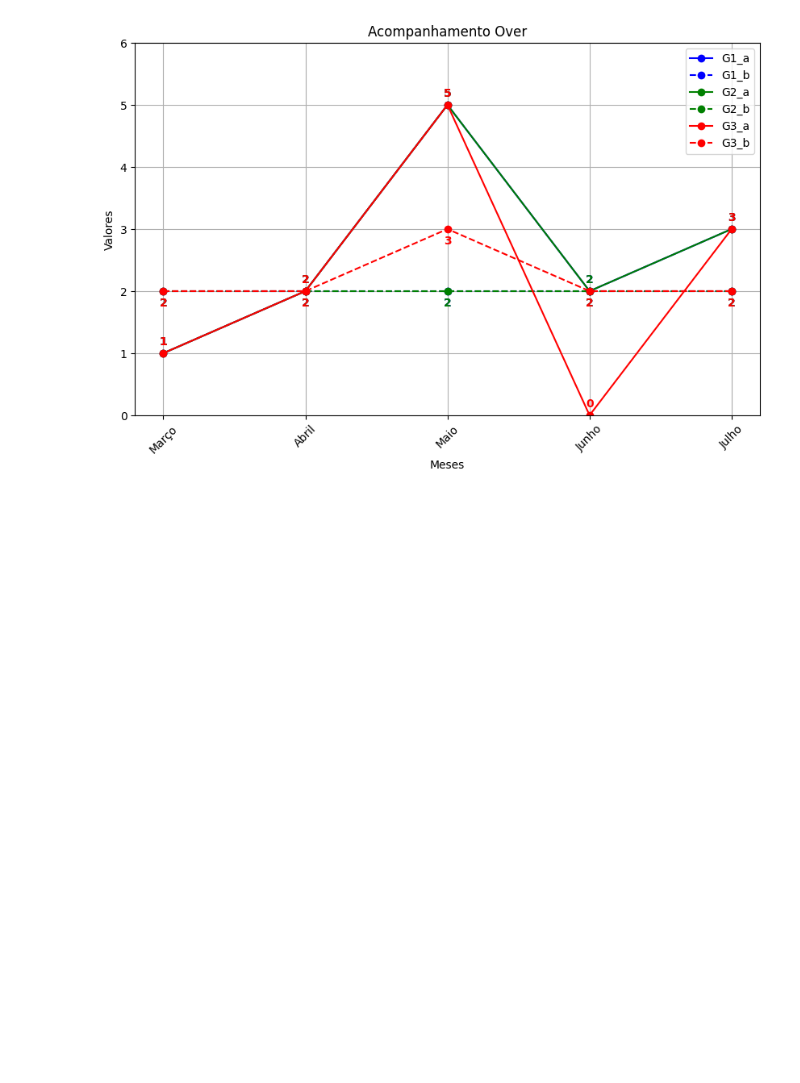
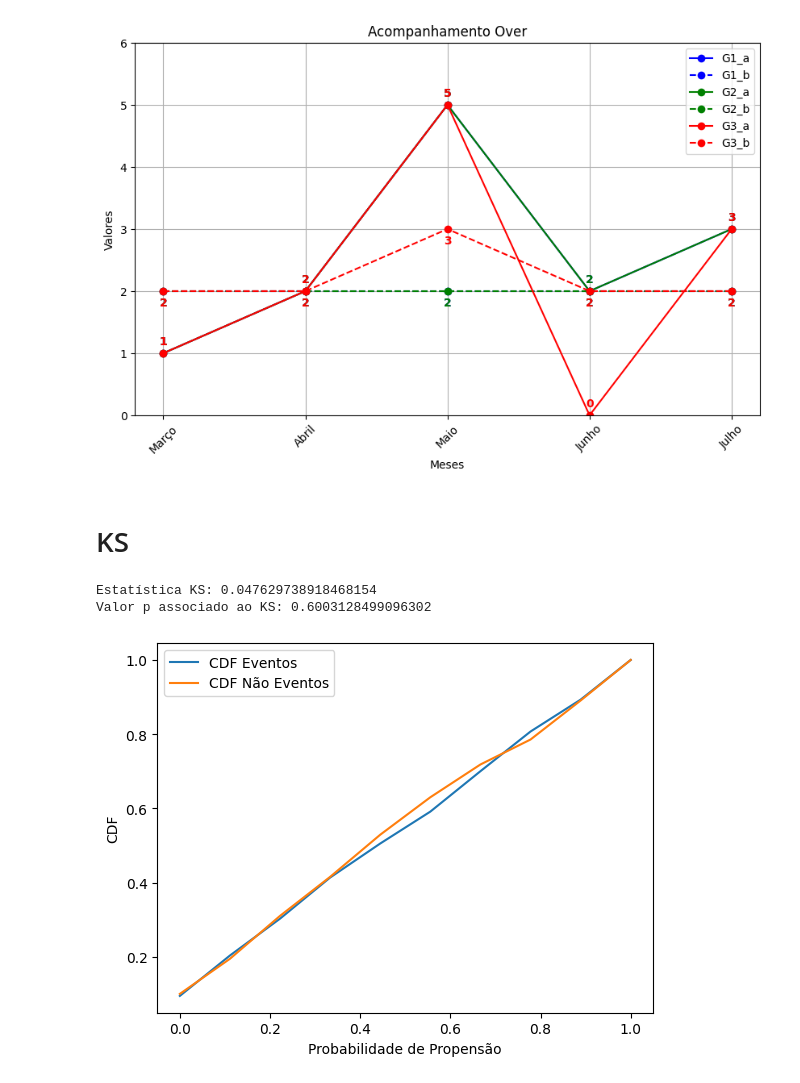
Before and after one commit to LeandroCoelhos/estudos_datascience, a Jupyter notebook: Limpeza_dataset.ipynb, the cells around one changed output. Saved outputs shown, nothing was run; the diff lists cells and outputs as text; code cells hidden in the pictures; blank space fills up the shorter version.

```diff
--- a/Limpeza_dataset.ipynb
+++ b/Limpeza_dataset.ipynb
@@ -790,3 +790,52 @@ plt.grid(True)
 plt.show()
 # %% [output]
 [figure]
+# %% [markdown]
+# KS
+# %%
+import numpy as np
+from scipy.stats import ks_2samp
+
+# Simulação de previsões contínuas do modelo (probabilidades)
+np.random.seed(0)
+predictions = np.random.rand(1000)  # Substitua por suas previsões reais
+
+# Simulação de rótulos reais (0: não ocorreu, 1: ocorreu)
+true_labels = np.random.randint(2, size=1000)  # Substitua pelos rótulos reais
+
+# Função para calcular o KS
+def calculate_ks(predictions, true_labels):
+    # Dividindo as previsões em eventos e não eventos
+    events = predictions[true_labels == 1]
+    non_events = predictions[true_labels == 0]
+
+    # Calculando as CDFs
+    cdf_events = np.cumsum(np.histogram(events, bins=np.linspace(0, 1, 11))[0]) / len(events)
+    cdf_non_events = np.cumsum(np.histogram(non_events, bins=np.linspace(0, 1, 11))[0]) / len(non_events)
+
+    # Calculando a estatística KS
+    ks_statistic, ks_p_value = ks_2samp(events, non_events)
+
+    return cdf_events, cdf_non_events, ks_statistic, ks_p_value
+
+# Calculando o KS
+cdf_events, cdf_non_events, ks_statistic, ks_p_value = calculate_ks(predictions, true_labels)
+
+# Exibindo os resultados
+print("Estatística KS:", ks_statistic)
+print("Valor p associado ao KS:", ks_p_value)
+
+# Plotando as CDFs
+import matplotlib.pyplot as plt
+
+x = np.linspace(0, 1, len(cdf_events))
+plt.plot(x, cdf_events, label='CDF Eventos')
+plt.plot(x, cdf_non_events, label='CDF Não Eventos')
+plt.xlabel('Probabilidade de Propensão')
+plt.ylabel('CDF')
+plt.legend()
+plt.show()
+# %% [output]
+Estatística KS: 0.047629738918468154
+Valor p associado ao KS: 0.6003128499096302
+[figure, added]
```
Also changed, not shown: parts of 3 cells of this notebook.
